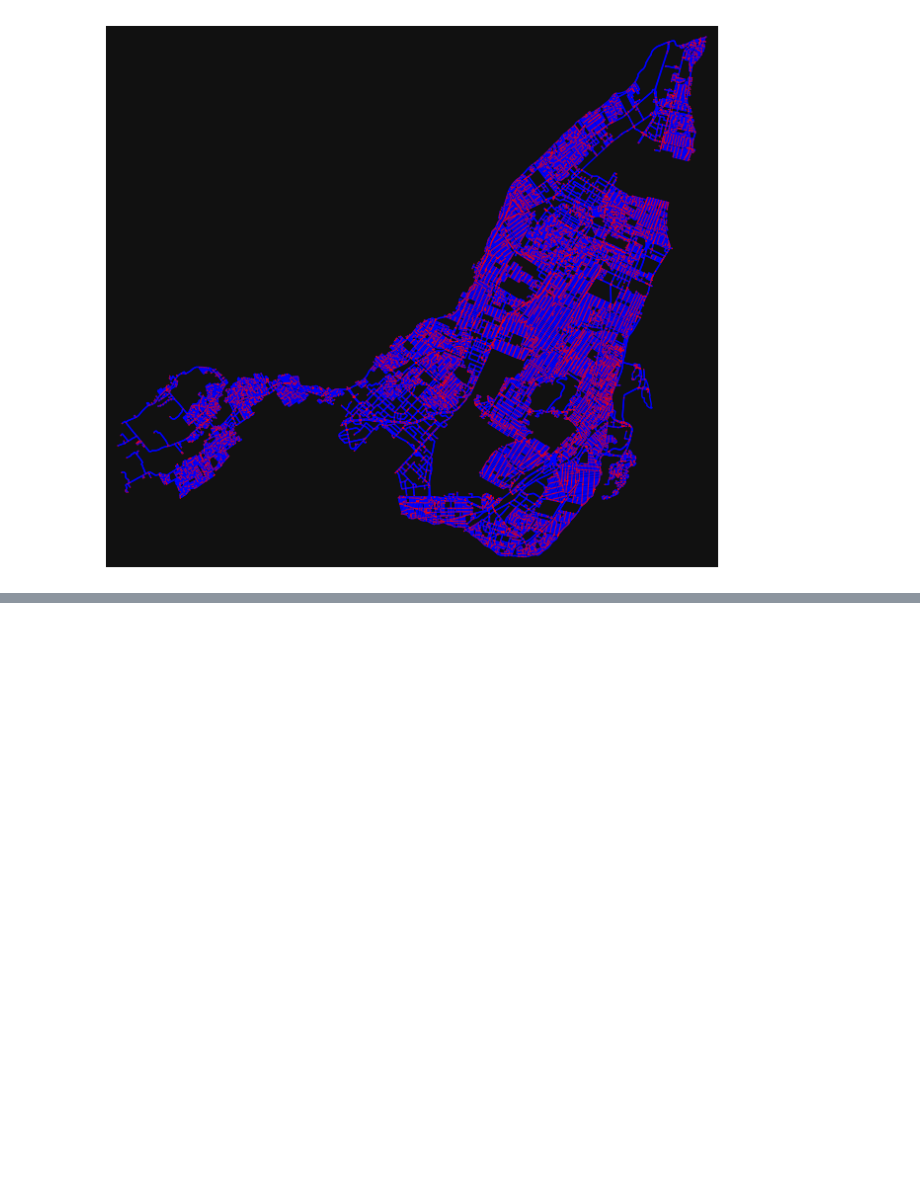
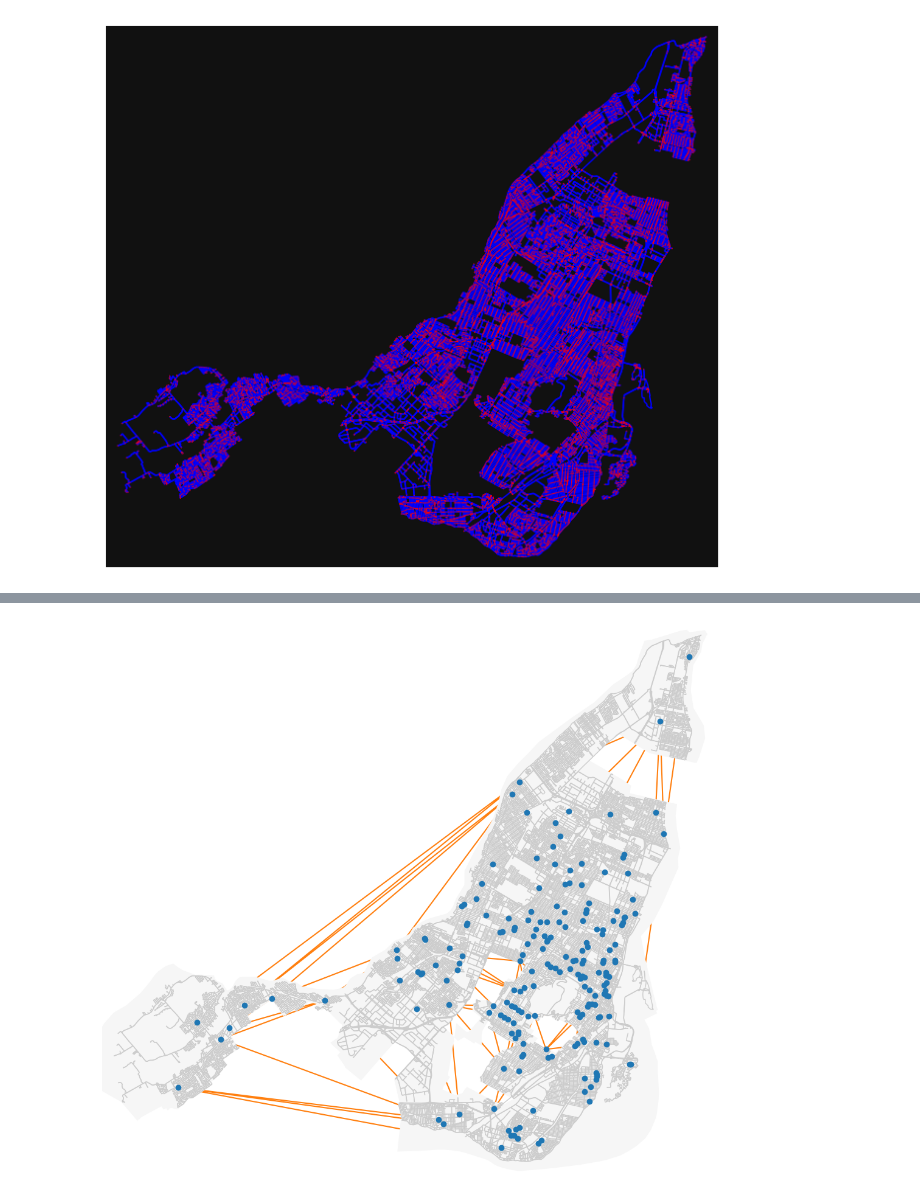
Before and after one commit to michelo200/GDS_project_deployment, a Jupyter notebook: pois_analysis_caro.ipynb, the cells around one changed output, grey strips where cells are left out. Drawn from its saved outputs; the diff is of its cells as text; code cells hidden in the pictures; blank space fills up the shorter version.

Commit message:
experimenting with delaunay triangulation

```diff
--- a/pois_analysis_caro.ipynb
+++ b/pois_analysis_caro.ipynb
@@ -78,0 +99,19 @@ ValueError: x attribute access only provided for Point geometries
+# %%
+G_proj = ox.project_graph(drive_graph)
+# get the street network for a place, and its area in square meters
+city = ox.geocode_to_gdf('Montreal, Canada')
+city_proj = ox.project_gdf(city)
+area = city_proj.unary_union.area
+# %%
+tri = Delaunay(pharmacies_coords)
+fig = plt.figure(figsize=(12, 9))
+axes = fig.add_axes([0, 0, 1, 1])
+delaunay_plot_2d(tri, ax=axes);
+
+# Plot city border
+city_proj.plot(fc="#F6F6F6", ec="none", ax=axes);
+
+# Plot street network
+ox.plot_graph(G_proj, node_size=0, bgcolor="w", ax=axes, edge_color="#CCCCCC");
+# %% [output]
+[figure, added]
```
Also changed, not shown: parts of 5 cells of this notebook.
